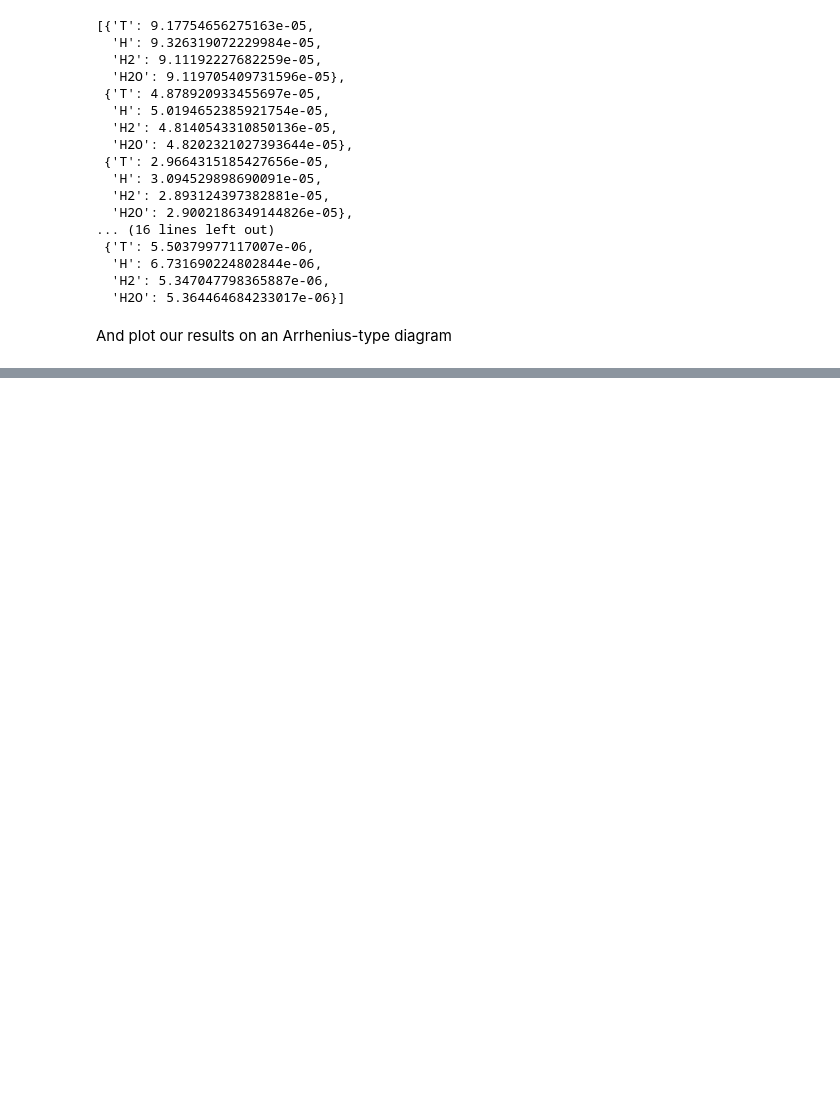
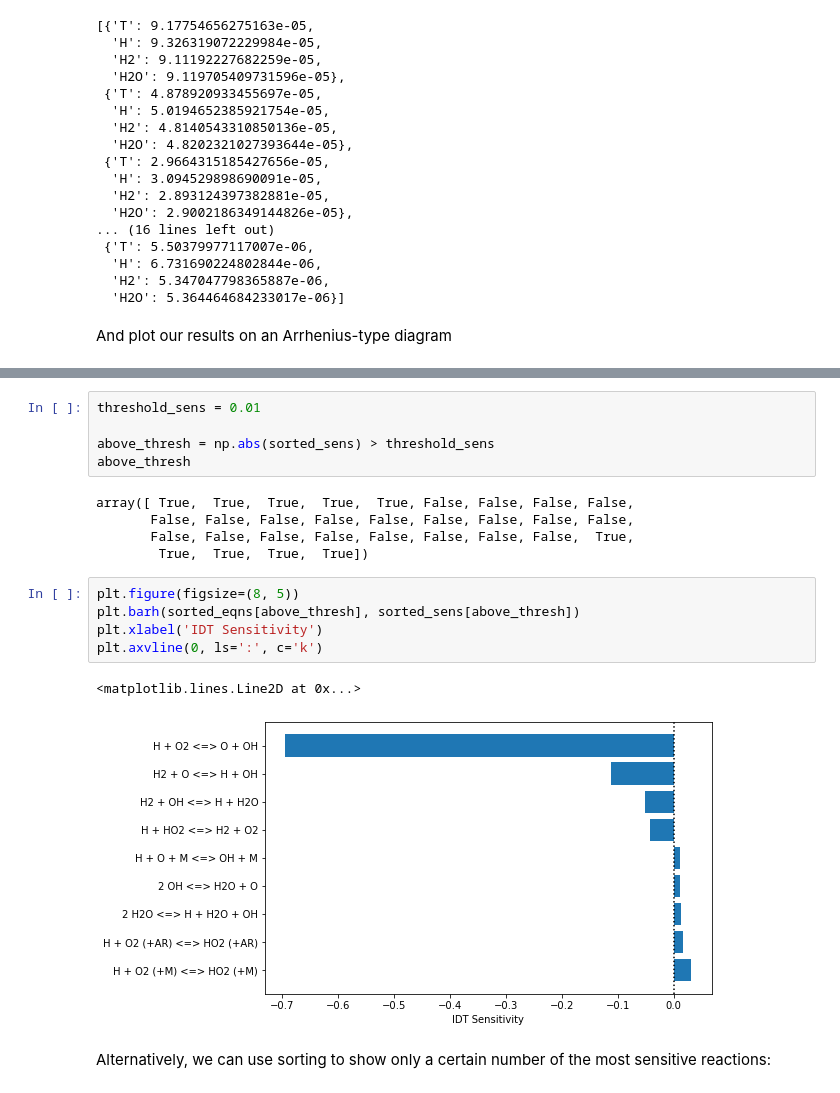
Before and after one commit to ajsusa/ME362B, a Jupyter notebook: notebooks/tutorial_2_cantera_functions.ipynb, the cells around one changed output, grey strips where cells are left out. Saved outputs shown, nothing was run; the diff lists cells and outputs as text; blank space fills up the shorter version.

```diff
--- a/notebooks/tutorial_2_cantera_functions.ipynb
+++ b/notebooks/tutorial_2_cantera_functions.ipynb
@@ -941,0 +1048,20 @@ You will be asked to calculate such an activation energy as part of the problem
+# %%
+threshold_sens = 0.01
+
+above_thresh = np.abs(sorted_sens) > threshold_sens
+above_thresh
+# %% [output]
+array([ True,  True,  True,  True,  True, False, False, False, False,
+       False, False, False, False, False, False, False, False, False,
+       False, False, False, False, False, False, False, False,  True,
+        True,  True,  True,  True])
+# %%
+plt.figure(figsize=(8, 5))
+plt.barh(sorted_eqns[above_thresh], sorted_sens[above_thresh])
+plt.xlabel('IDT Sensitivity')
+plt.axvline(0, ls=':', c='k')
+# %% [output]
+<matplotlib.lines.Line2D at 0x...>
+[figure, added]
+# %% [markdown]
+Alternatively, we can use sorting to show only a certain number of the most sensitive reactions:
```
Also changed, not shown: parts of 30 cells of this notebook.
